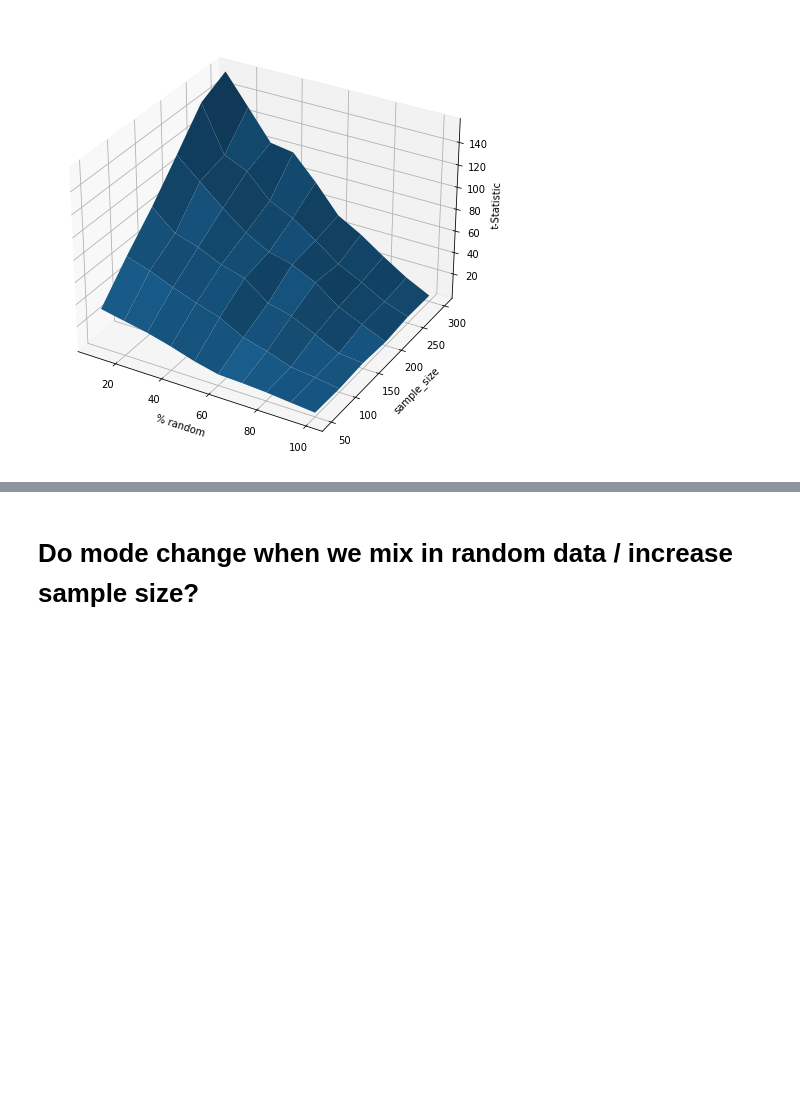
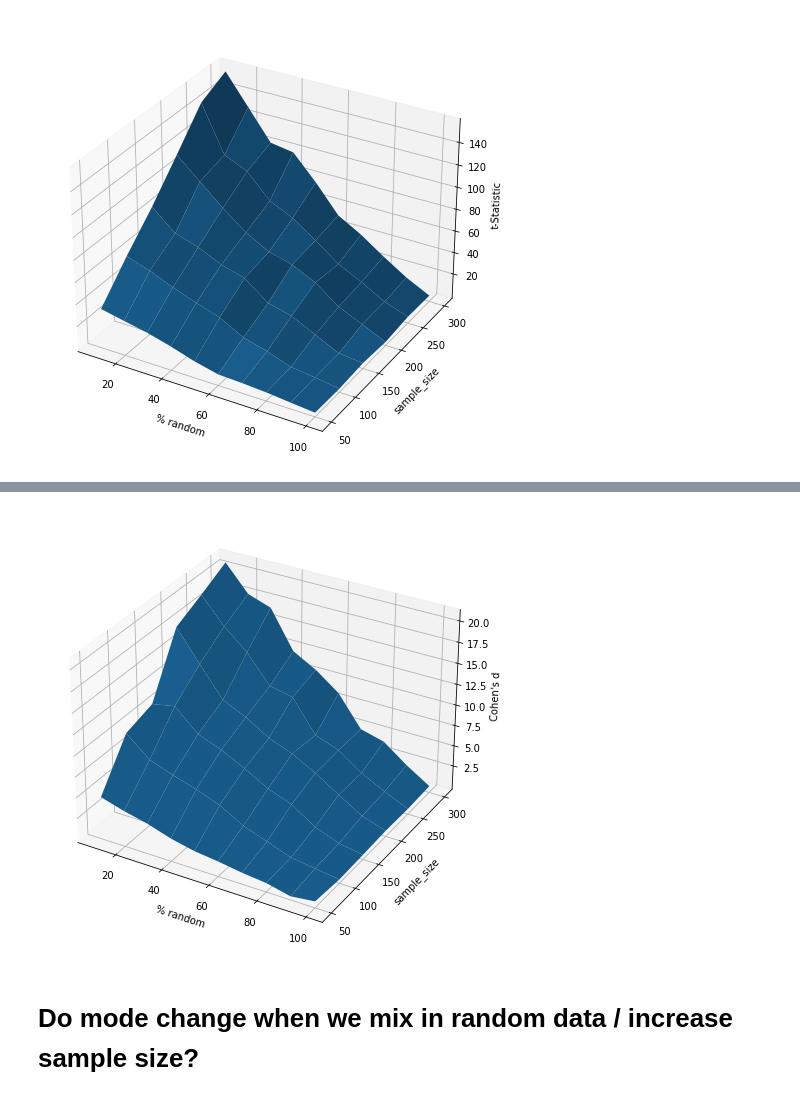
Before and after one commit to automan-lang/AutoMan, a Jupyter notebook: tools/Notebooks/Everything Stats.ipynb, the cells around one changed output, grey strips where cells are left out. Cells and saved outputs as stored; diff of their text form; code cells hidden in the pictures; blank space fills up the shorter version.

```diff
--- a/tools/Notebooks/Everything Stats.ipynb
+++ b/tools/Notebooks/Everything Stats.ipynb
@@ -1209,0 +1212,6 @@ plt.show()
+# %%
+def cohen_d(x,y):
+    nx = len(x)
+    ny = len(y)
+    dof = nx + ny - 2
+    return (np.mean(x) - np.mean(y)) / np.sqrt(((nx-1)*np.std(x, ddof=1) ** 2 + (ny-1)*np.std(y, ddof=1) ** 2) / dof)
@@ -1210,3 +1290,18 @@ plt.show()
+# %%
+from mpl_toolkits.mplot3d import Axes3D
+
+fig = plt.figure(figsize=(12,8))
+ax = fig.add_subplot(111, projection='3d')
+
+x,y = np.meshgrid(list(range(10,101,10)), np.array(sizes))
+ax.plot_surface(x, y, np.abs(d_values))
+ax.set_ylabel("sample_size")
+ax.set_xlabel("% random")
+ax.set_zlabel("Cohen's d")
+
+plt.show()
+# %% [output]
+[figure, added]
 # %% [markdown]
 # Do mode change when we mix in random data / increase sample size?
 # %%
```
Also changed, not shown: parts of 2 cells of this notebook, 2 other files.
